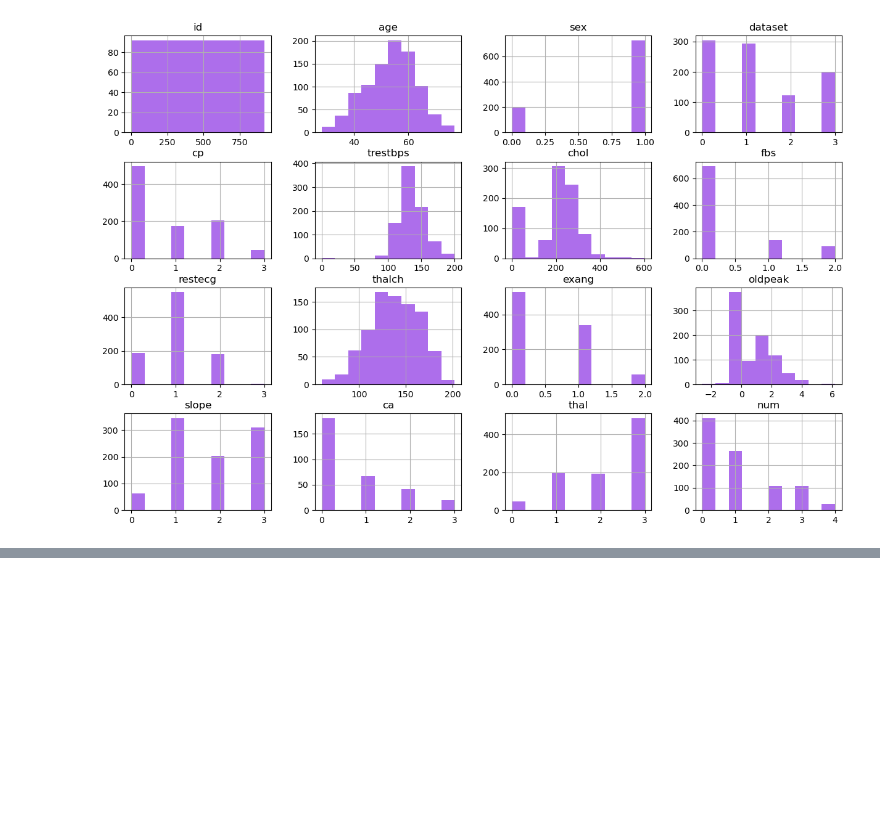
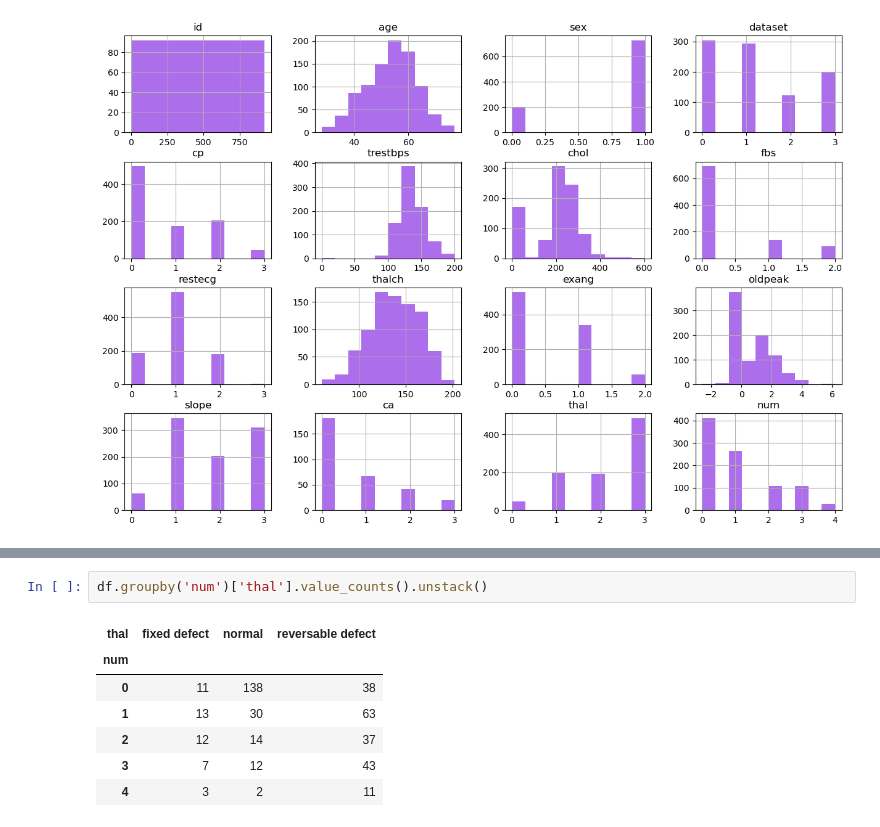
Before and after one commit to uia9020/Heart-Attack-Risk-Analysis, a Jupyter notebook: main_EDA.ipynb, the cells around one changed output, grey strips where cells are left out. Saved outputs shown, nothing was run; the diff lists cells and outputs as text; blank space fills up the shorter version.

```diff
--- a/main_EDA.ipynb
+++ b/main_EDA.ipynb
@@ -486,0 +503,10 @@ plt.show()
+# %%
+df.groupby('num')['thal'].value_counts().unstack()
+# %% [output]
+| thal | fixed defect | normal | reversable defect |
+| num |  |  |  |
+| 0 | 11 | 138 | 38 |
+| 1 | 13 | 30 | 63 |
+| 2 | 12 | 14 | 37 |
+| 3 | 7 | 12 | 43 |
+| 4 | 3 | 2 | 11 |
```
Also changed, not shown: parts of 13 cells of this notebook, 5 other files.
